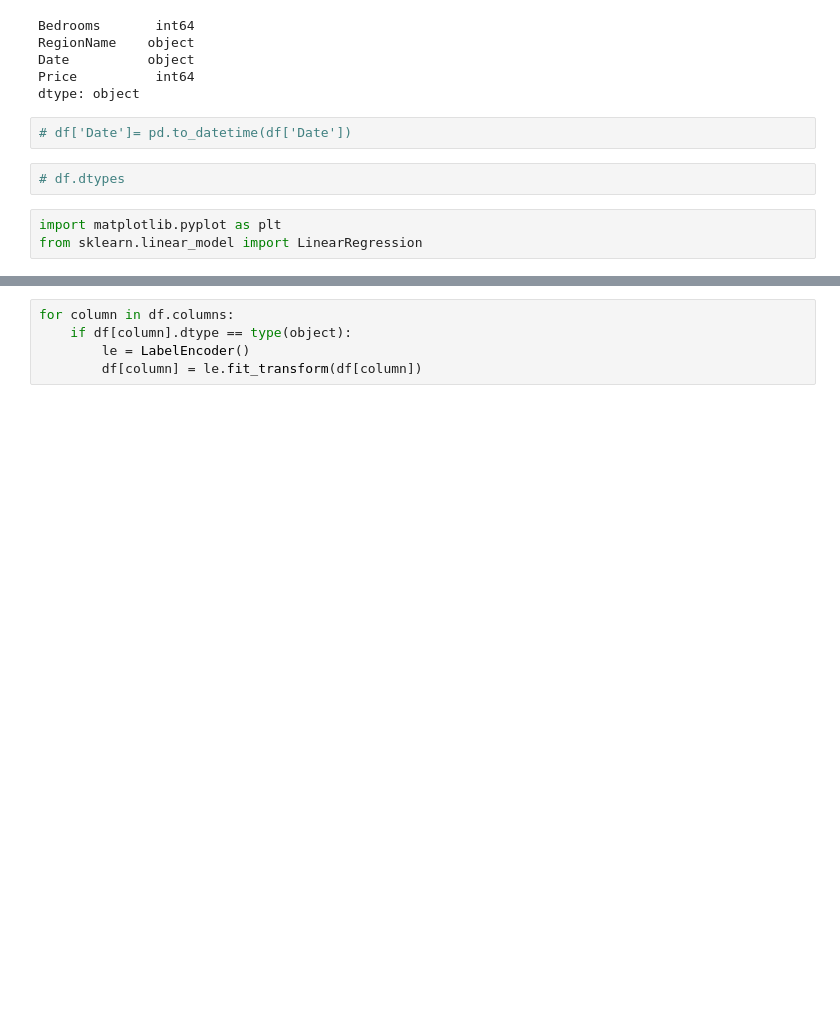
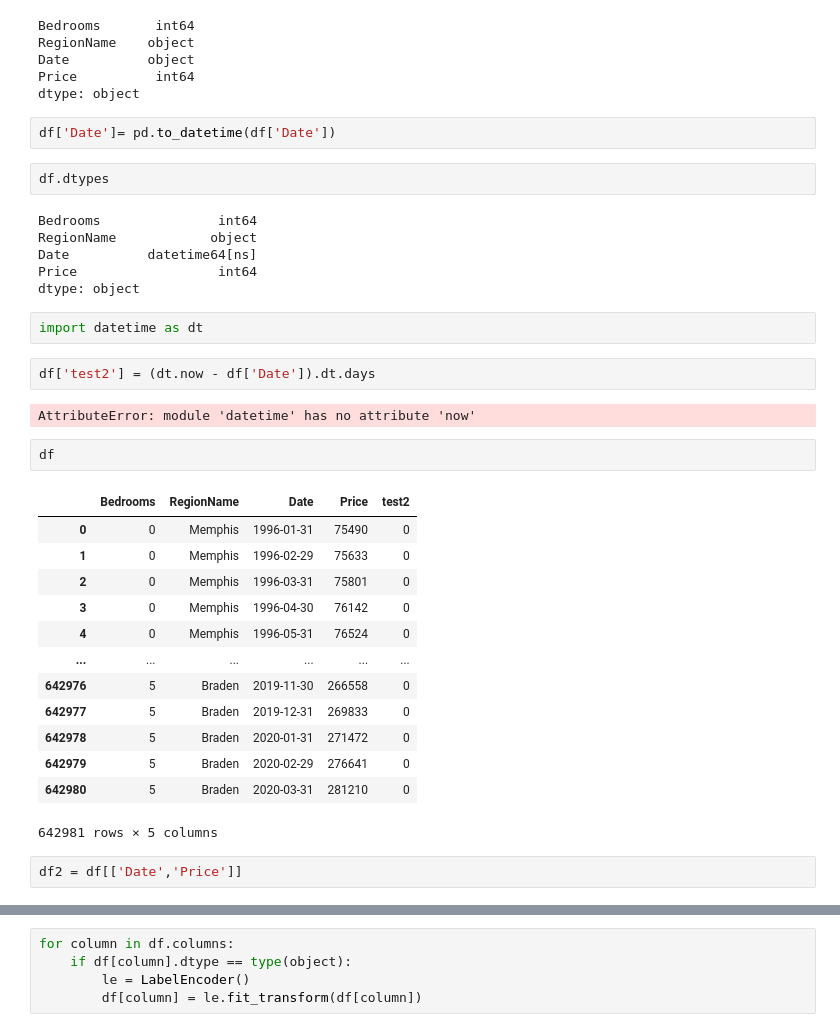
Before and after one commit to trallen09/team_centennial_park, a Jupyter notebook: ML_Zillow.ipynb, the cells around one changed output, grey strips where cells are left out. Saved outputs shown, nothing was run; the diff lists cells and outputs as text; blank space fills up the shorter version.

```diff
--- a/ML_Zillow.ipynb
+++ b/ML_Zillow.ipynb
@@ -23,9 +34,36 @@ Date          object
 Price          int64
 dtype: object
 # %%
-# df['Date']= pd.to_datetime(df['Date'])
+df['Date']= pd.to_datetime(df['Date'])
 # %%
-# df.dtypes
+df.dtypes
+# %% [output]
+Bedrooms               int64
+RegionName            object
+Date          datetime64[ns]
+Price                  int64
+dtype: object
-# %%
-import matplotlib.pyplot as plt
-from sklearn.linear_model import LinearRegression
+# %%
+import datetime as dt
+# %%
+df['test2'] = (dt.now - df['Date']).dt.days
+# %% [output]
+AttributeError: module 'datetime' has no attribute 'now'
+# %%
+df
+# %% [output]
+|  | Bedrooms | RegionName | Date | Price | test2 |
+| 0 | 0 | Memphis | 1996-01-31 | 75490 | 0 |
+| 1 | 0 | Memphis | 1996-02-29 | 75633 | 0 |
+| 2 | 0 | Memphis | 1996-03-31 | 75801 | 0 |
+| 3 | 0 | Memphis | 1996-04-30 | 76142 | 0 |
+| 4 | 0 | Memphis | 1996-05-31 | 76524 | 0 |
+| ... | ... | ... | ... | ... | ... |
+| 642976 | 5 | Braden | 2019-11-30 | 266558 | 0 |
+| 642977 | 5 | Braden | 2019-12-31 | 269833 | 0 |
+| 642978 | 5 | Braden | 2020-01-31 | 271472 | 0 |
+| 642979 | 5 | Braden | 2020-02-29 | 276641 | 0 |
+| 642980 | 5 | Braden | 2020-03-31 | 281210 | 0 |
+642981 rows × 5 columns
+# %%
+df2 = df[['Date','Price']]
```
Also changed, not shown: parts of 47 cells of this notebook.
